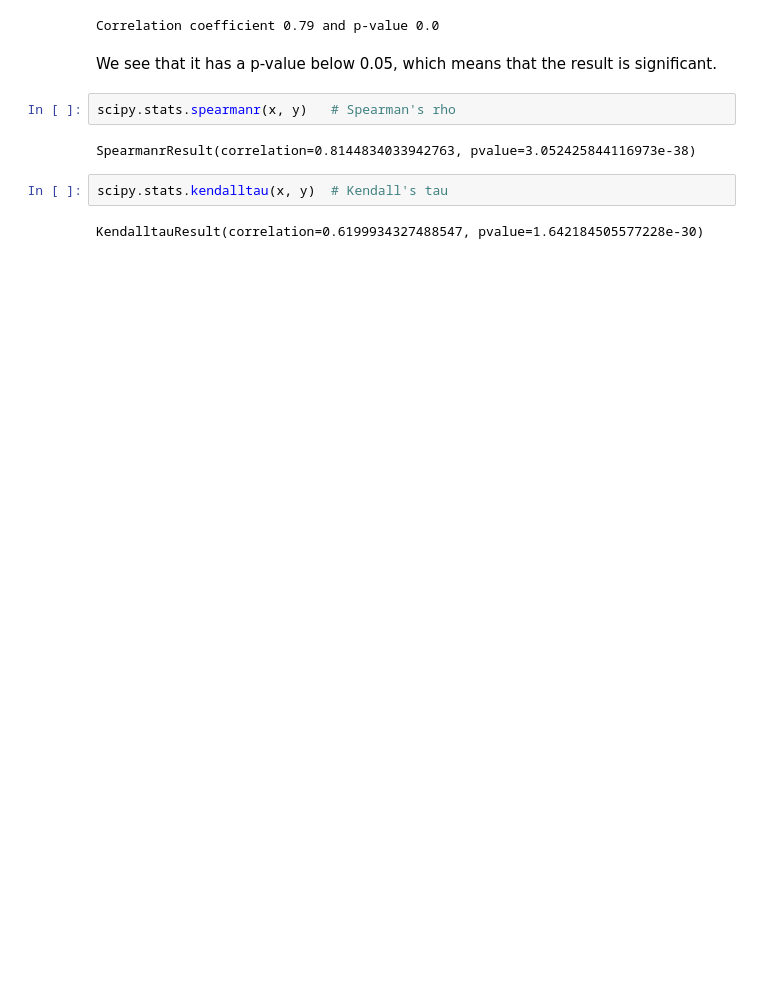
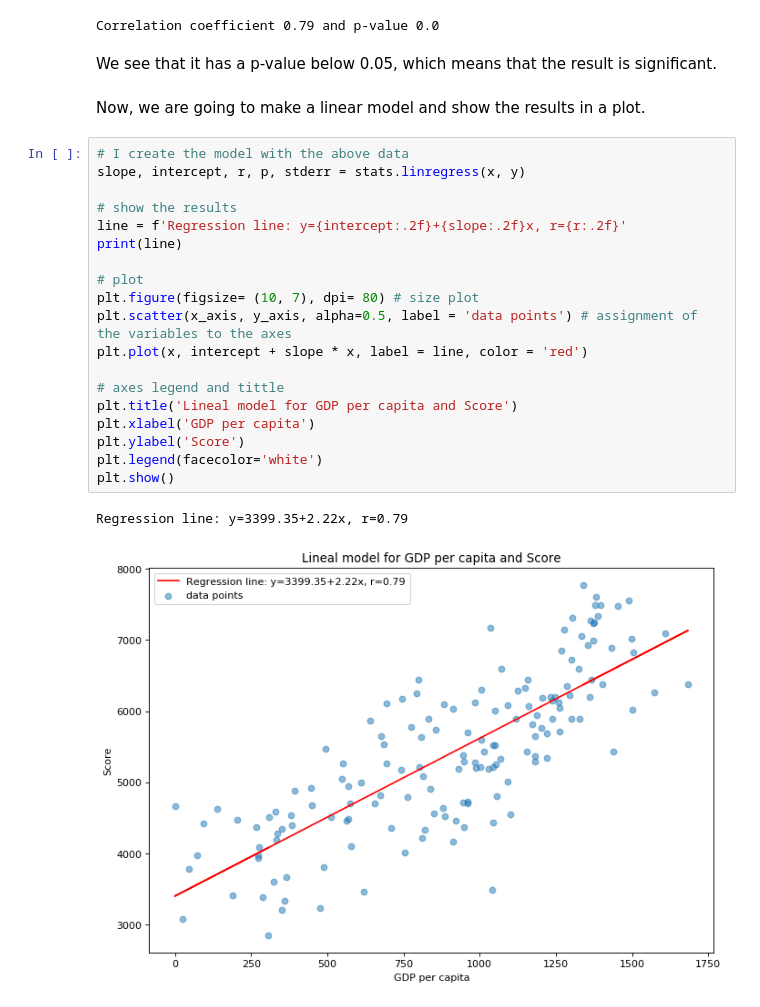
Before and after one commit to caroperez/Statistical_studies, a Jupyter notebook: Happiness.ipynb, the cells around one changed output. Cells and saved outputs as stored; diff of their text form; blank space fills up the shorter version.

```diff
--- a/Happiness.ipynb
+++ b/Happiness.ipynb
@@ -292,11 +292,27 @@ print("Correlation coefficient {} and p-value {}".format(round(pearCoor, 2), rou
 Correlation coefficient 0.79 and p-value 0.0
 # %% [markdown]
 We see that it has a p-value below 0.05, which means that the result is significant.
-# %%
-scipy.stats.spearmanr(x, y)   # Spearman's rho
-# %% [output]
-SpearmanrResult(correlation=0.8144834033942763, pvalue=3.052425844116973e-38)
-# %%
-scipy.stats.kendalltau(x, y)  # Kendall's tau
-# %% [output]
-KendalltauResult(correlation=0.6199934327488547, pvalue=1.642184505577228e-30)
+# %% [markdown]
+Now, we are going to make a linear model and show the results in a plot.
+# %%
+# I create the model with the above data
+slope, intercept, r, p, stderr = stats.linregress(x, y)
+
+# show the results
+line = f'Regression line: y={intercept:.2f}+{slope:.2f}x, r={r:.2f}'
+print(line)
+
+# plot
+plt.figure(figsize= (10, 7), dpi= 80) # size plot
+plt.scatter(x_axis, y_axis, alpha=0.5, label = 'data points') # assignment of the variables to the axes
+plt.plot(x, intercept + slope * x, label = line, color = 'red')
+
+# axes legend and tittle
+plt.title('Lineal model for GDP per capita and Score')
+plt.xlabel('GDP per capita')
+plt.ylabel('Score')
+plt.legend(facecolor='white')
+plt.show()
+# %% [output]
+Regression line: y=3399.35+2.22x, r=0.79
+[figure, added]
```
Also changed, not shown: parts of 11 cells of this notebook.
